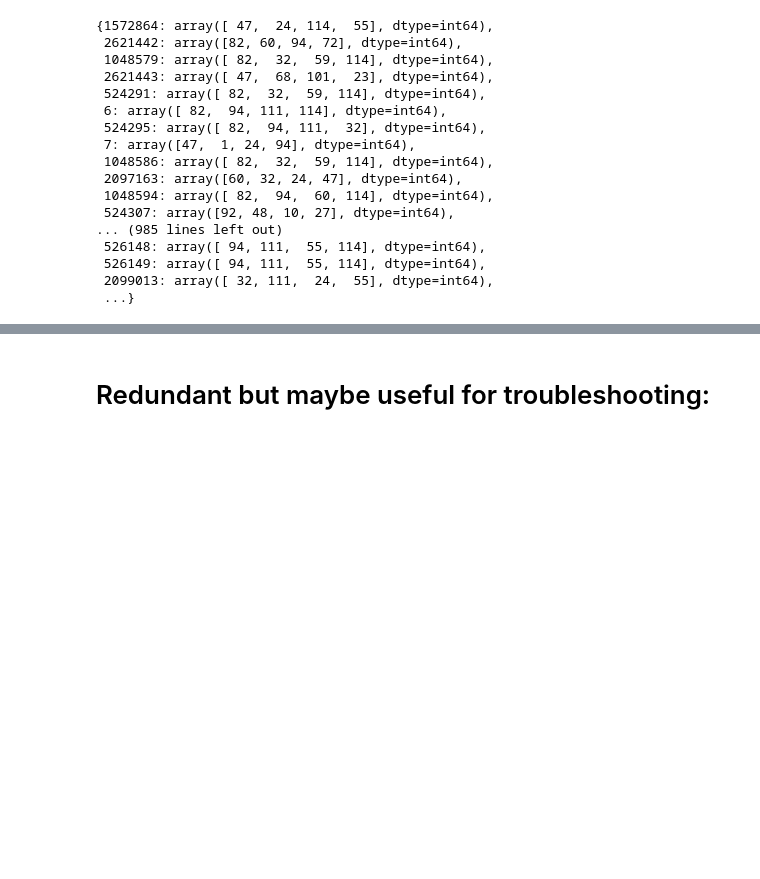
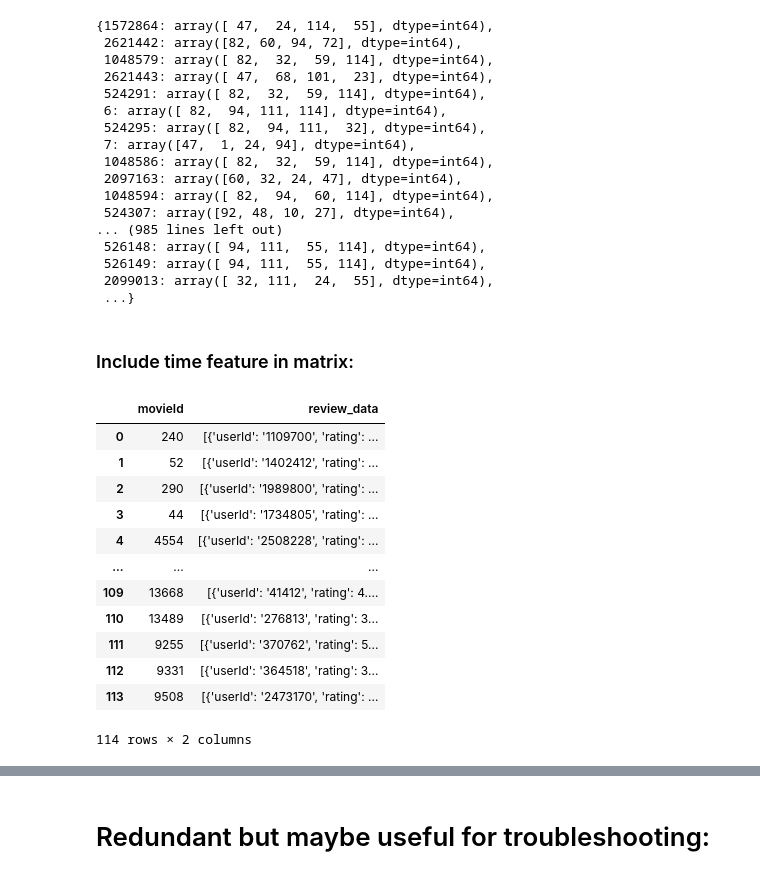
Before and after one commit to StijnHarder/SDfM---Jaume-and-Stijn, a Jupyter notebook: modelling.ipynb, the cells around one changed output, grey strips where cells are left out. Cells and saved outputs as stored; diff of their text form; code cells hidden in the pictures; blank space fills up the shorter version.

Commit message:
add time feature to SVD

```diff
--- a/modelling.ipynb
+++ b/modelling.ipynb
@@ -6,13 +6,13 @@ from IPython.core.interactiveshell import InteractiveShell
 InteractiveShell.ast_node_interactivity = "all" # to make jupyter print all outputs, not just the last one
 from IPython.core.display import HTML # to pretty print pandas df and be able to copy them over (e.g. to ppt slides)
 # %%
-netflix_df = pd.read_parquet('cleaned/netflix_parquet')
+df = pd.read_parquet('cleaned/netflix_parquet')
 # %% [markdown]
 ### Feature engineering:
 
 A user-item matrix will be created.
 # %%
-netflix_df = netflix_df.drop(['year','title'],axis=1)
+netflix_df = df.drop(['year','title'],axis=1)
 netflix_df
 # %% [output]
 |  | movieId | review_data |
@@ -259,3 +251,5 @@ all_recommendations
  526149: array([ 94, 111,  55, 114], dtype=int64),
  2099013: array([ 32, 111,  24,  55], dtype=int64),
  ...}
+# %% [markdown]
+### Include time feature in matrix:
@@ -261,0 +265,16 @@ all_recommendations
+# %%
+train_data
+# %% [output]
+|  | movieId | review_data |
+| 0 | 240 | [{'userId': '1109700', 'rating': ... |
+| 1 | 52 | [{'userId': '1402412', 'rating': ... |
+| 2 | 290 | [{'userId': '1989800', 'rating': ... |
+| 3 | 44 | [{'userId': '1734805', 'rating': ... |
+| 4 | 4554 | [{'userId': '2508228', 'rating': ... |
+| ... | ... | ... |
+| 109 | 13668 | [{'userId': '41412', 'rating': 4.... |
+| 110 | 13489 | [{'userId': '276813', 'rating': 3... |
+| 111 | 9255 | [{'userId': '370762', 'rating': 5... |
+| 112 | 9331 | [{'userId': '364518', 'rating': 3... |
+| 113 | 9508 | [{'userId': '2473170', 'rating': ... |
+114 rows × 2 columns
```
Also changed, not shown: parts of 12 cells of this notebook.
